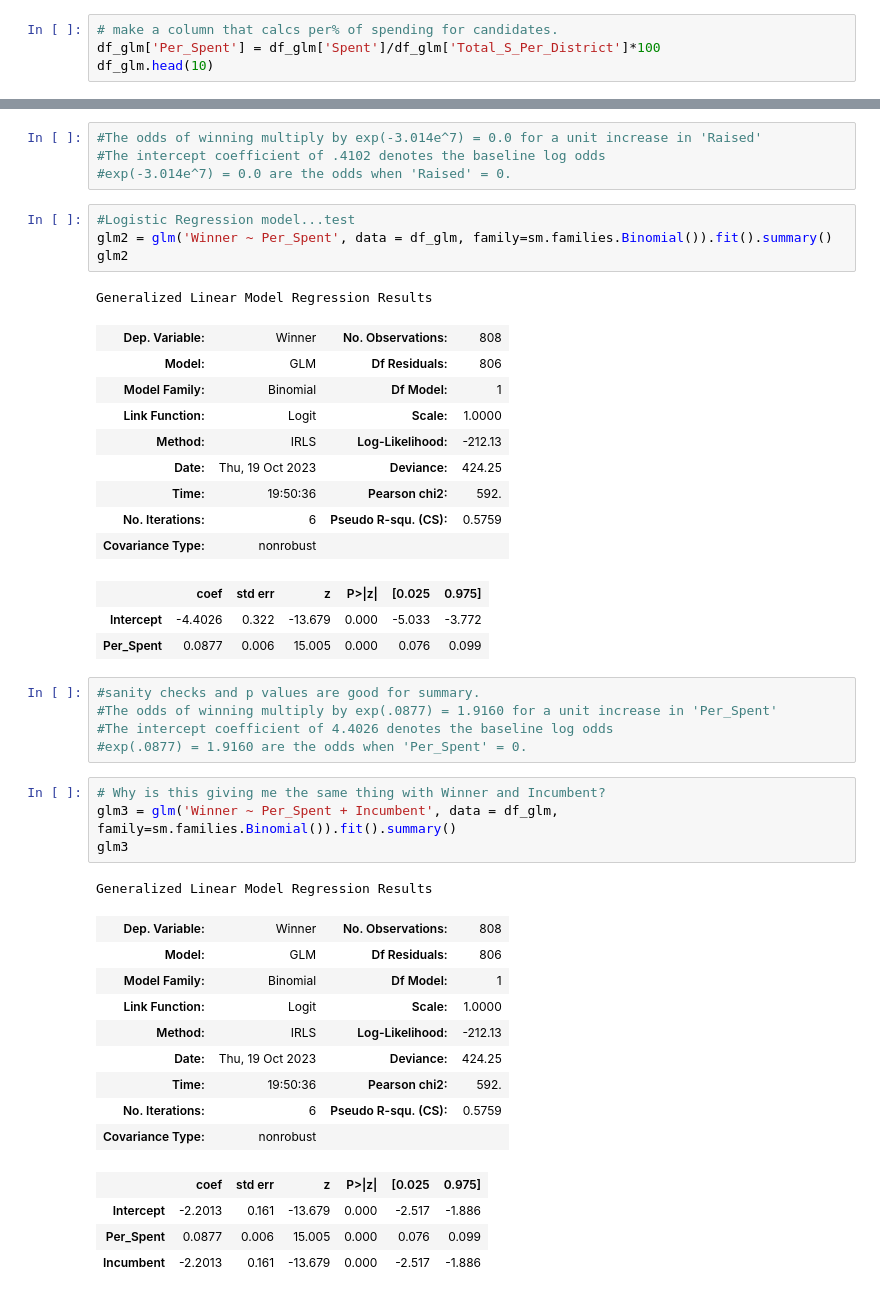
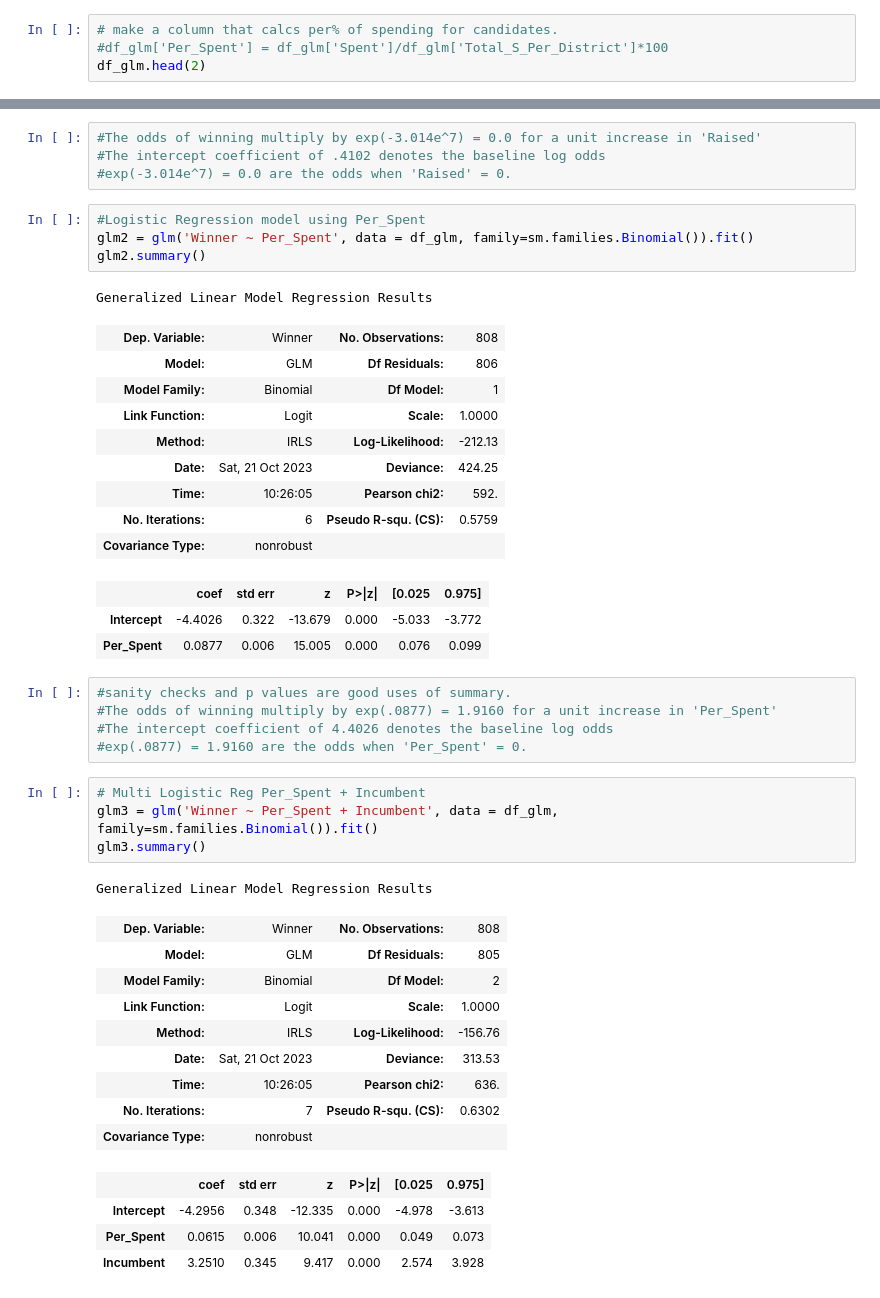
Before and after one commit to nss-data-science-cohort-7/webscraping-open-secrets-boooooleans, a Jupyter notebook: notebooks/mt_pt3_logres.ipynb, the cells around one changed output, grey strips where cells are left out. Drawn from its saved outputs; the diff is of its cells as text.

```diff
--- a/notebooks/mt_pt3_logres.ipynb
+++ b/notebooks/mt_pt3_logres.ipynb
@@ -134,6 +135,6 @@ df_glm.head(1)
 # %%
 # make a column that calcs per% of spending for candidates.
-df_glm['Per_Spent'] = df_glm['Spent']/df_glm['Total_S_Per_District']*100
-df_glm.head(10)
+#df_glm['Per_Spent'] = df_glm['Spent']/df_glm['Total_S_Per_District']*100
+df_glm.head(2)
 # %% [output]
 |  | State | District | Name | Party | Incumbent | Winner | Vote_Percentage | Raised | Spent | ... |
@@ -189,9 +197,9 @@ Generalized Linear Model Regression Results
 #The intercept coefficient of .4102 denotes the baseline log odds
 #exp(-3.014e^7) = 0.0 are the odds when 'Raised' = 0.
 # %%
-#Logistic Regression model...test
-glm2 = glm('Winner ~ Per_Spent', data = df_glm, family=sm.families.Binomial()).fit().summary()
-glm2
+#Logistic Regression model using Per_Spent
+glm2 = glm('Winner ~ Per_Spent', data = df_glm, family=sm.families.Binomial()).fit()
+glm2.summary()
 # %% [output]
 Generalized Linear Model Regression Results
 | Dep. Variable: | Winner | No. Observations: | 808 |
@@ -199,34 +207,34 @@ Generalized Linear Model Regression Results
 | Model Family: | Binomial | Df Model: | 1 |
 | Link Function: | Logit | Scale: | 1.0000 |
 | Method: | IRLS | Log-Likelihood: | -212.13 |
-| Date: | Thu, 19 Oct 2023 | Deviance: | 424.25 |
-| Time: | 19:50:36 | Pearson chi2: | 592. |
+| Date: | Sat, 21 Oct 2023 | Deviance: | 424.25 |
+| Time: | 10:26:05 | Pearson chi2: | 592. |
 | No. Iterations: | 6 | Pseudo R-squ. (CS): | 0.5759 |
 | Covariance Type: | nonrobust |  |  |
 |  | coef | std err | z | P>|z| | [0.025 | 0.975] |
 | Intercept | -4.4026 | 0.322 | -13.679 | 0.000 | -5.033 | -3.772 |
 | Per_Spent | 0.0877 | 0.006 | 15.005 | 0.000 | 0.076 | 0.099 |
 # %%
-#sanity checks and p values are good for summary.
+#sanity checks and p values are good uses of summary.
 #The odds of winning multiply by exp(.0877) = 1.9160 for a unit increase in 'Per_Spent'
 #The intercept coefficient of 4.4026 denotes the baseline log odds
 #exp(.0877) = 1.9160 are the odds when 'Per_Spent' = 0.
 # %%
-# Why is this giving me the same thing with Winner and Incumbent?
-glm3 = glm('Winner ~ Per_Spent + Incumbent', data = df_glm, family=sm.families.Binomial()).fit().summary()
-glm3
+# Multi Logistic Reg Per_Spent + Incumbent
+glm3 = glm('Winner ~ Per_Spent + Incumbent', data = df_glm, family=sm.families.Binomial()).fit()
+glm3.summary()
 # %% [output]
 Generalized Linear Model Regression Results
 | Dep. Variable: | Winner | No. Observations: | 808 |
-| Model: | GLM | Df Residuals: | 806 |
-| Model Family: | Binomial | Df Model: | 1 |
+| Model: | GLM | Df Residuals: | 805 |
+| Model Family: | Binomial | Df Model: | 2 |
 | Link Function: | Logit | Scale: | 1.0000 |
-| Method: | IRLS | Log-Likelihood: | -212.13 |
-| Date: | Thu, 19 Oct 2023 | Deviance: | 424.25 |
-| Time: | 19:50:36 | Pearson chi2: | 592. |
-| No. Iterations: | 6 | Pseudo R-squ. (CS): | 0.5759 |
+| Method: | IRLS | Log-Likelihood: | -156.76 |
+| Date: | Sat, 21 Oct 2023 | Deviance: | 313.53 |
+| Time: | 10:26:05 | Pearson chi2: | 636. |
+| No. Iterations: | 7 | Pseudo R-squ. (CS): | 0.6302 |
 | Covariance Type: | nonrobust |  |  |
 |  | coef | std err | z | P>|z| | [0.025 | 0.975] |
-| Intercept | -2.2013 | 0.161 | -13.679 | 0.000 | -2.517 | -1.886 |
-| Per_Spent | 0.0877 | 0.006 | 15.005 | 0.000 | 0.076 | 0.099 |
-| Incumbent | -2.2013 | 0.161 | -13.679 | 0.000 | -2.517 | -1.886 |
+| Intercept | -4.2956 | 0.348 | -12.335 | 0.000 | -4.978 | -3.613 |
+| Per_Spent | 0.0615 | 0.006 | 10.041 | 0.000 | 0.049 | 0.073 |
+| Incumbent | 3.2510 | 0.345 | 9.417 | 0.000 | 2.574 | 3.928 |
```
Also changed, not shown: parts of 39 cells of this notebook, 1 other file.
